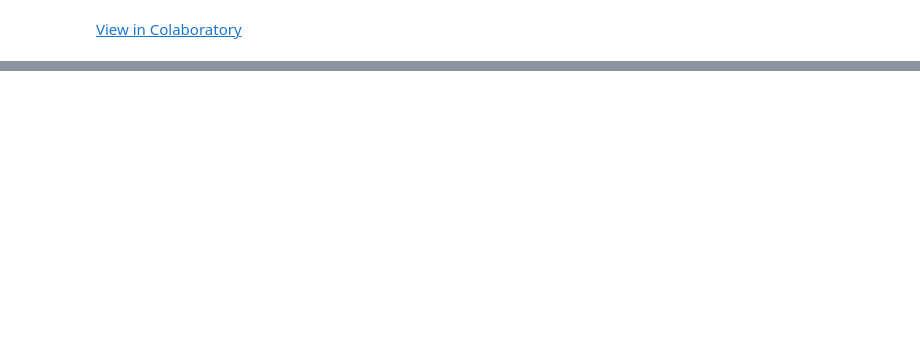
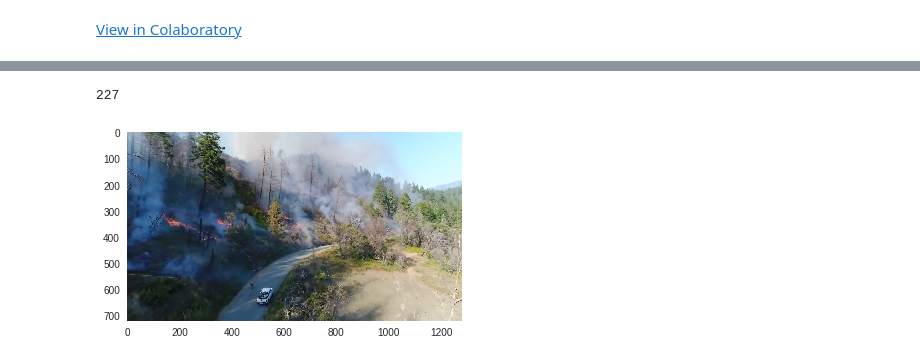
Before and after one commit to NeerajGulia/Simple-eye-detection-tests-ML, a Jupyter notebook: Hello,_Colaboratory.ipynb, the cells around one changed output, grey strips where cells are left out. Drawn from its saved outputs; the diff is of its cells as text; code cells hidden in the pictures; blank space fills up the shorter version.

```diff
--- a/Hello,_Colaboratory.ipynb
+++ b/Hello,_Colaboratory.ipynb
@@ -50,0 +55,19 @@ Wall time: 20.9 s
+# %%
+fire_images= glob.glob('images_test_25_t0_40/*.jpg')
+print(len(fire_images))
+
+def read_image(img_path= fire_images[10]):
+  return cv2.cvtColor(plt.imread(img_path), cv2.COLOR_BGR2RGB)
+
+def get_all_images(img):
+  images=[]
+  for img_path in fire_images:
+    images.append(read_image(img_path))
+  return images
+
+# print(len(fire_images))
+plt.imshow(read_image())
+plt.grid(False)
+# %% [output]
+227
+[figure, added]
```
Also changed, not shown: parts of 5 cells of this notebook.
